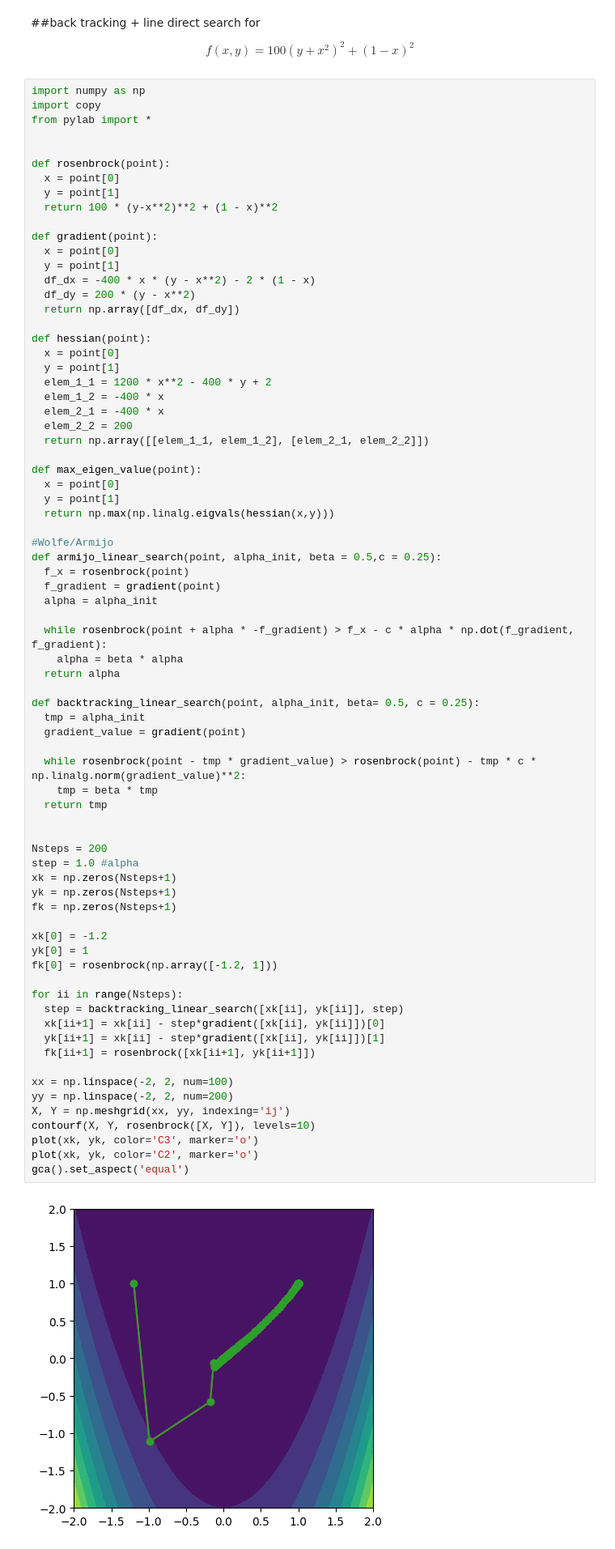
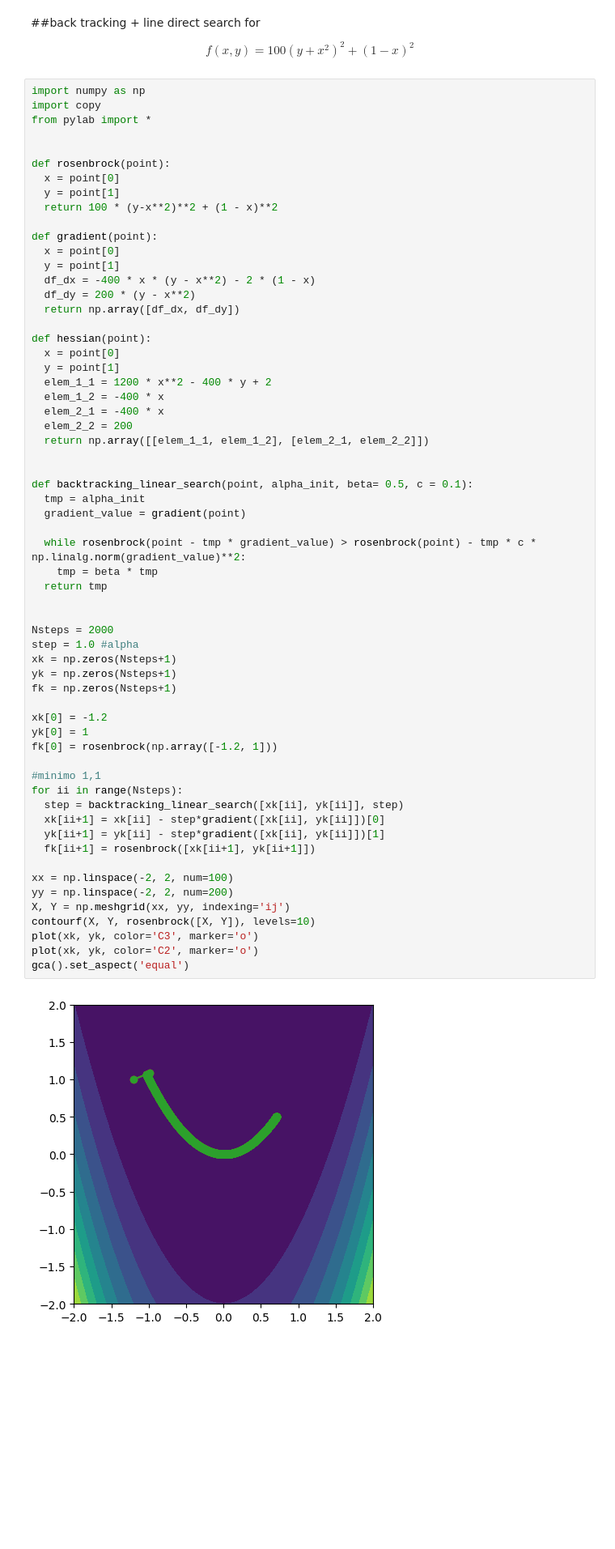
Before and after one commit to MatLock/UdeSa-Applied-Math-and-Optimization, a Jupyter notebook: clase_03/clase_03_gradient_descent.ipynb, the cells around one changed output. Shown: that part at 81% size. Cells and saved outputs as stored; diff of their text form; blank space fills up the shorter version.

```diff
--- a/clase_03/clase_03_gradient_descent.ipynb
+++ b/clase_03/clase_03_gradient_descent.ipynb
@@ -271,55 +272,42 @@ def hessian(point):
   elem_2_2 = 200
   return np.array([[elem_1_1, elem_1_2], [elem_2_1, elem_2_2]])
 
-def max_eigen_value(point):
-  x = point[0]
-  y = point[1]
-  return np.max(np.linalg.eigvals(hessian(x,y)))
 
-#Wolfe/Armijo
-def armijo_linear_search(point, alpha_init, beta = 0.5,c = 0.25):
-  f_x = rosenbrock(point)
-  f_gradient = gradient(point)
-  alpha = alpha_init
-
-  while rosenbrock(point + alpha * -f_gradient) > f_x - c * alpha * np.dot(f_gradient, f_gradient):
-    alpha = beta * alpha
-  return alpha
-
-def backtracking_linear_search(point, alpha_init, beta= 0.5, c = 0.25):
+def backtracking_linear_search(point, alpha_init, beta= 0.5, c = 0.1):
   tmp = alpha_init
   gradient_value = gradient(point)
 
   while rosenbrock(point - tmp * gradient_value) > rosenbrock(point) - tmp * c * np.linalg.norm(gradient_value)**2:
     tmp = beta * tmp
   return tmp
 
 
-Nsteps = 200
+Nsteps = 2000
 step = 1.0 #alpha
 xk = np.zeros(Nsteps+1)
 yk = np.zeros(Nsteps+1)
 fk = np.zeros(Nsteps+1)
 
 xk[0] = -1.2
 yk[0] = 1
 fk[0] = rosenbrock(np.array([-1.2, 1]))
 
+#minimo 1,1
 for ii in range(Nsteps):
   step = backtracking_linear_search([xk[ii], yk[ii]], step)
   xk[ii+1] = xk[ii] - step*gradient([xk[ii], yk[ii]])[0]
-  yk[ii+1] = xk[ii] - step*gradient([xk[ii], yk[ii]])[1]
+  yk[ii+1] = yk[ii] - step*gradient([xk[ii], yk[ii]])[1]
   fk[ii+1] = rosenbrock([xk[ii+1], yk[ii+1]])
 
 xx = np.linspace(-2, 2, num=100)
 yy = np.linspace(-2, 2, num=200)
 X, Y = np.meshgrid(xx, yy, indexing='ij')
 contourf(X, Y, rosenbrock([X, Y]), levels=10)
 plot(xk, yk, color='C3', marker='o')
 plot(xk, yk, color='C2', marker='o')
 gca().set_aspect('equal')
 # %% [output]
-[figure, old version]
+[figure, new version]
 # %%
 plot(xk, marker='.')
 # %% [output]
```
Also changed, not shown: parts of 4 cells of this notebook.
